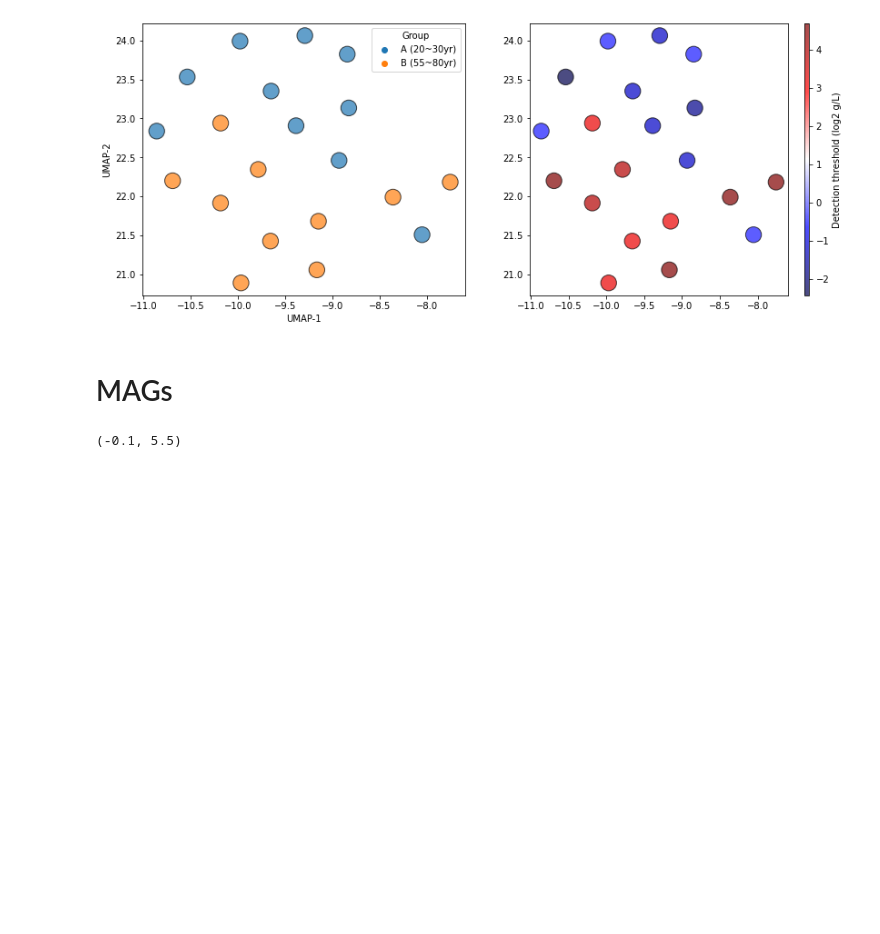
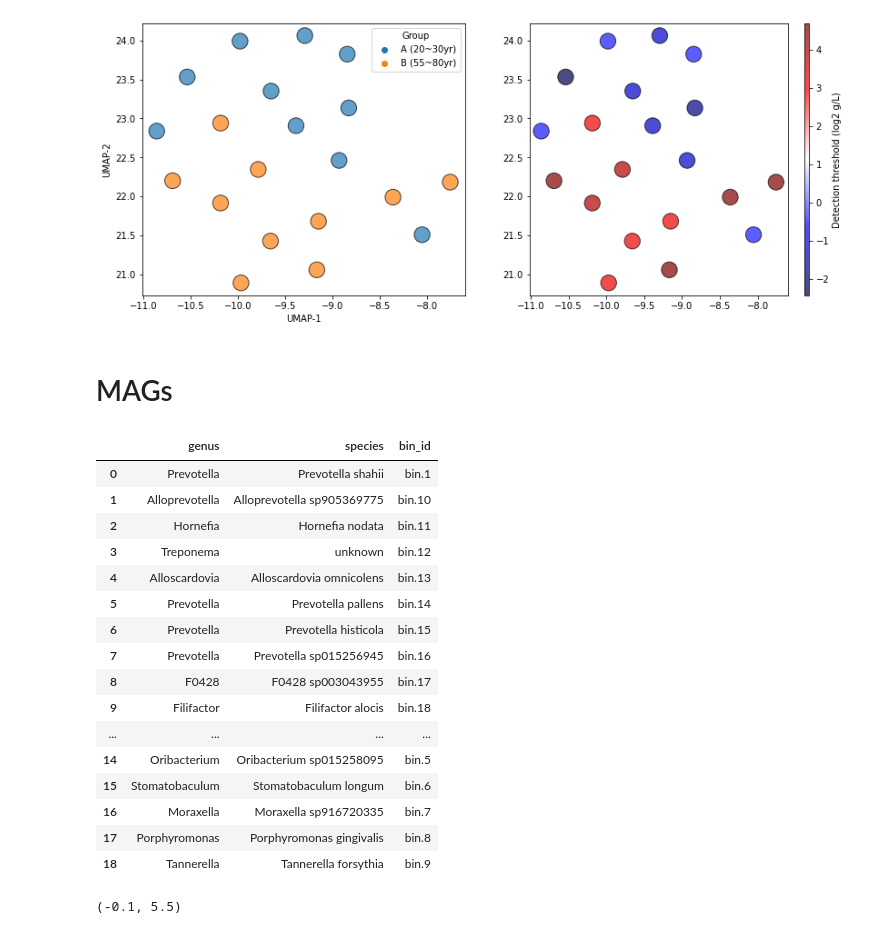
Before and after one commit to SizheQiu/OralMicroIX, a Jupyter notebook: workflow/metag_analysis.ipynb, the cells around one changed output. Saved outputs shown, nothing was run; the diff lists cells and outputs as text; code cells hidden in the pictures; blank space fills up the shorter version.

```diff
--- a/workflow/metag_analysis.ipynb
+++ b/workflow/metag_analysis.ipynb
@@ -153,6 +153,39 @@ Abin_quant = pd.read_csv('../data/metagenome/A_abundance_table.tab',sep='\t');
 Bbin_quant = pd.read_csv('../data/metagenome/B_abundance_table.tab',sep='\t');
 Abin_qc = pd.read_csv('../data/metagenome/A_metawrap_90_5_bins.stats',sep='\t');
 Bbin_qc = pd.read_csv('../data/metagenome/B_metawrap_90_5_bins.stats',sep='\t');
+Aclass = pd.read_csv('../data/metagenome/A_gtdbtk_summary.tsv',sep='\t');
+Bclass = pd.read_csv('../data/metagenome/B_gtdbtk_summary.tsv',sep='\t');
+# %%
+def process_class(text):
+    g = text.split(';g__')[1].split(';s__')[0].strip()
+    sp=text.split(';s__')[1]
+    if sp=='':
+        sp='unknown'
+    return {'genus':g,'species':sp}
+# %%
+bins=list(Aclass.user_genome)
+tax=[ process_class(text) for text in Aclass.classification]
+Aclass_pd = pd.DataFrame(tax); Aclass_pd['bin_id']=bins;
+# %%
+Aclass_pd
+# %% [output]
+|  | genus | species | bin_id |
+| 0 | Prevotella | Prevotella shahii | bin.1 |
+| 1 | Alloprevotella | Alloprevotella sp905369775 | bin.10 |
+| 2 | Hornefia | Hornefia nodata | bin.11 |
+| 3 | Treponema | unknown | bin.12 |
+| 4 | Alloscardovia | Alloscardovia omnicolens | bin.13 |
+| 5 | Prevotella | Prevotella pallens | bin.14 |
+| 6 | Prevotella | Prevotella histicola | bin.15 |
+| 7 | Prevotella | Prevotella sp015256945 | bin.16 |
+| 8 | F0428 | F0428 sp003043955 | bin.17 |
+| 9 | Filifactor | Filifactor alocis | bin.18 |
+| ... | ... | ... | ... |
+| 14 | Oribacterium | Oribacterium sp015258095 | bin.5 |
+| 15 | Stomatobaculum | Stomatobaculum longum | bin.6 |
+| 16 | Moraxella | Moraxella sp916720335 | bin.7 |
+| 17 | Porphyromonas | Porphyromonas gingivalis | bin.8 |
+| 18 | Tannerella | Tannerella forsythia | bin.9 |
 # %%
 fig, axs = plt.subplots(1,3,figsize=(12,5))
 targets = ['completeness','contamination','N50']
```
Also changed, not shown: 50 other files.
